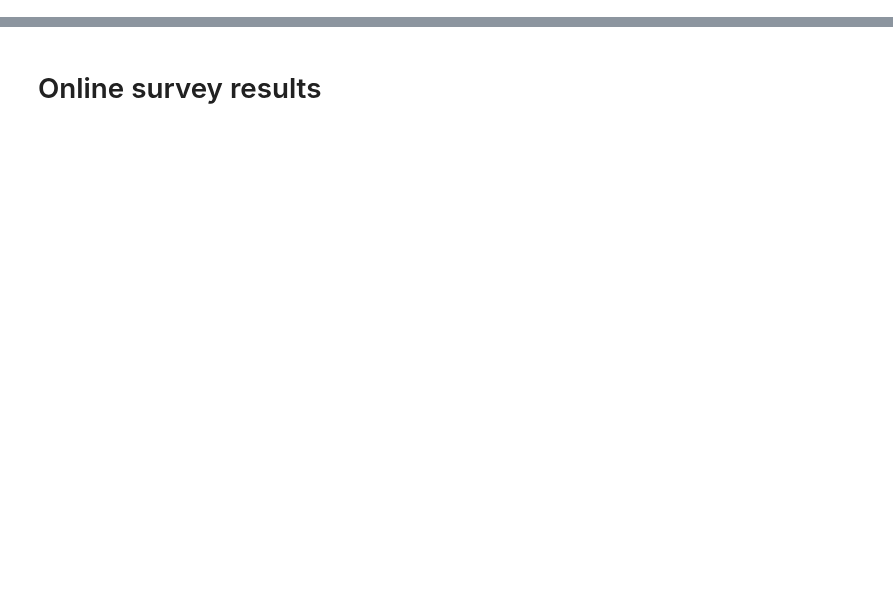
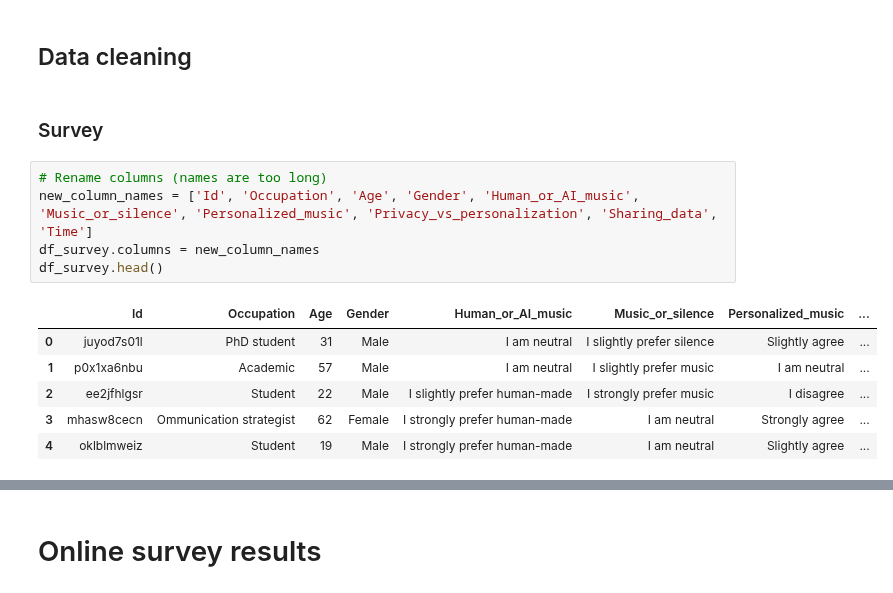
Before and after one commit to emmenru/Music-AI-workshop, a Jupyter notebook: AI-music-workshop.ipynb, the cells around one changed output, grey strips where cells are left out. Cells and saved outputs as stored; diff of their text form; blank space fills up the shorter version.

```diff
--- a/AI-music-workshop.ipynb
+++ b/AI-music-workshop.ipynb
@@ -28,0 +172,16 @@ The autoreload extension is already loaded. To reload it, use:
+# %% [markdown]
+## Data cleaning
+# %% [markdown]
+### Survey
+# %%
+# Rename columns (names are too long)
+new_column_names = ['Id', 'Occupation', 'Age', 'Gender', 'Human_or_AI_music', 'Music_or_silence', 'Personalized_music', 'Privacy_vs_personalization', 'Sharing_data', 'Time']
+df_survey.columns = new_column_names
+df_survey.head()
+# %% [output]
+|  | Id | Occupation | Age | Gender | Human_or_AI_music | Music_or_silence | Personalized_music | ... |
+| 0 | juyod7s01l | PhD student | 31 | Male | I am neutral | I slightly prefer silence | Slightly agree | ... |
+| 1 | p0x1xa6nbu | Academic | 57 | Male | I am neutral | I slightly prefer music | I am neutral | ... |
+| 2 | ee2jfhlgsr | Student | 22 | Male | I slightly prefer human-made | I strongly prefer music | I disagree | ... |
+| 3 | mhasw8cecn | Ommunication strategist | 62 | Female | I strongly prefer human-made | I am neutral | Strongly agree | ... |
+| 4 | oklblmweiz | Student | 19 | Male | I strongly prefer human-made | I am neutral | Slightly agree | ... |
```
Also changed, not shown: parts of 25 cells of this notebook.
